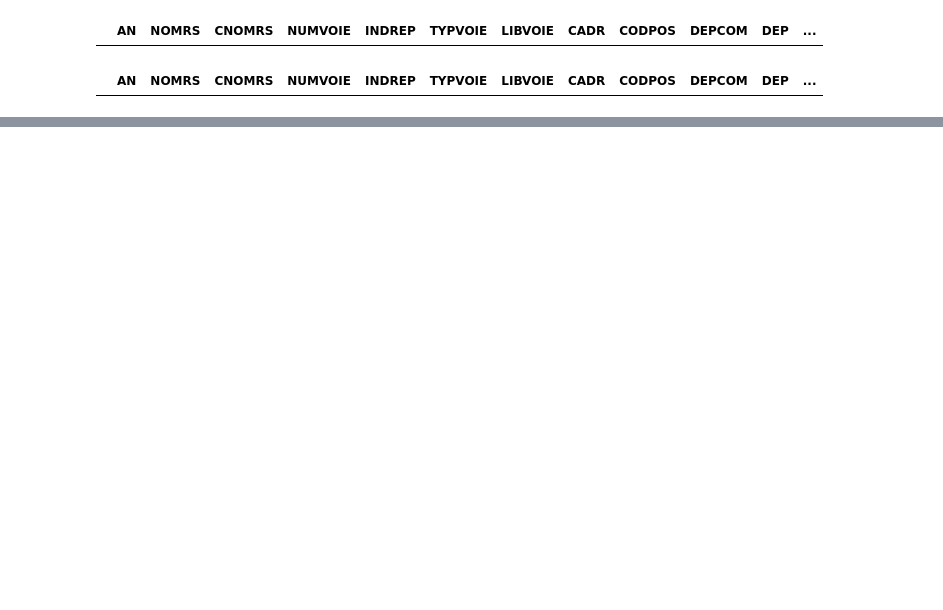
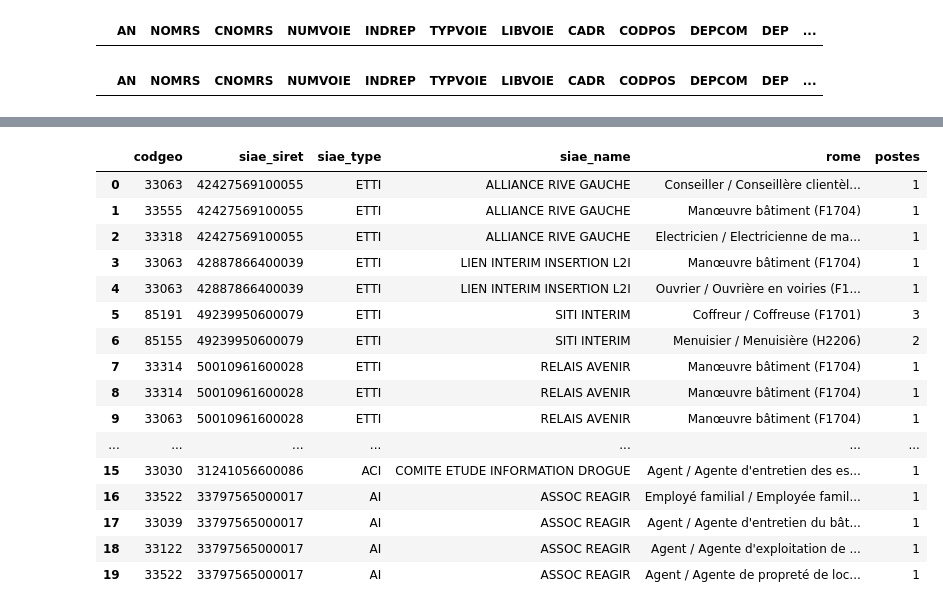
Before and after one commit to jbesan/13_odis_stream2, a Jupyter notebook: notebooks/odis_check_data.ipynb, the cells around one changed output, grey strips where cells are left out. Cells and saved outputs as stored; diff of their text form; code cells hidden in the pictures; blank space fills up the shorter version.

Commit message:
Feat/siae emplois inclusion (#17)
* First integration of SIAE job offers in the app

* Switch to live API queries for emplois inclusion and  tests updates

```diff
--- a/notebooks/odis_check_data.ipynb
+++ b/notebooks/odis_check_data.ipynb
@@ -457,0 +460,2 @@ heber_tous[heber_tous.DEPCOM == "33281"]
+# %%
+str_inc = pd.read_parquet("../pipeline/cache/raw/structures-inclusion-2026-02-16.parquet")
@@ -457,0 +469,3 @@ heber_tous[heber_tous.DEPCOM == "33281"]
+# %%
+str_inc = str_inc[str_inc.source == 'emplois-de-linclusion']
+str_inc.head()
@@ -457,0 +499,3 @@ heber_tous[heber_tous.DEPCOM == "33281"]
+# %%
+str_inc['reseau'] = str_inc['reseaux_porteurs'].tolist()
+str_inc['reseau'].head()
@@ -457,0 +565,27 @@ heber_tous[heber_tous.DEPCOM == "33281"]
+# %%
+
+
+url = "https://emplois.inclusion.beta.gouv.fr/api/v1/oas3/"
+
+# Optional parameters: format (json or yaml), lang
+params = {
+    "format": "json"
+}
+
+headers = {
+    "Cookie": f"sessionid={SESSION_ID}",
+    "Accept": "application/json"
+}
+
+response = requests.get(url, headers=headers, params=params)
+
+if response.status_code == 200:
+    # If the response is large, you might want to save it to a file
+    schema = response.json()
+    print(f"Successfully retrieved schema. Title: {schema.get('info', {}).get('title')}")
+
+    # Save to file for examination
+    with open("api_schema.json", "w", encoding="utf-8") as f:
+        json.dump(schema, f, indent=2, ensure_ascii=False)
+else:
+    print(f"Error {response.status_code}: {response.text}")
@@ -457,0 +639,20 @@ heber_tous[heber_tous.DEPCOM == "33281"]
+# %%
+results_df.head(20)
+# %% [output]
+|  | codgeo | siae_siret | siae_type | siae_name | rome | postes |
+| 0 | 33063 | 42427569100055 | ETTI | ALLIANCE RIVE GAUCHE | Conseiller / Conseillère clientèl... | 1 |
+| 1 | 33555 | 42427569100055 | ETTI | ALLIANCE RIVE GAUCHE | Manœuvre bâtiment (F1704) | 1 |
+| 2 | 33318 | 42427569100055 | ETTI | ALLIANCE RIVE GAUCHE | Electricien / Electricienne de ma... | 1 |
+| 3 | 33063 | 42887866400039 | ETTI | LIEN INTERIM INSERTION L2I | Manœuvre bâtiment (F1704) | 1 |
+| 4 | 33063 | 42887866400039 | ETTI | LIEN INTERIM INSERTION L2I | Ouvrier / Ouvrière en voiries (F1... | 1 |
+| 5 | 85191 | 49239950600079 | ETTI | SITI INTERIM | Coffreur / Coffreuse (F1701) | 3 |
+| 6 | 85155 | 49239950600079 | ETTI | SITI INTERIM | Menuisier / Menuisière (H2206) | 2 |
+| 7 | 33314 | 50010961600028 | ETTI | RELAIS AVENIR | Manœuvre bâtiment (F1704) | 1 |
+| 8 | 33314 | 50010961600028 | ETTI | RELAIS AVENIR | Manœuvre bâtiment (F1704) | 1 |
+| 9 | 33063 | 50010961600028 | ETTI | RELAIS AVENIR | Manœuvre bâtiment (F1704) | 1 |
+| ... | ... | ... | ... | ... | ... | ... |
+| 15 | 33030 | 31241056600086 | ACI | COMITE ETUDE INFORMATION DROGUE | Agent / Agente d'entretien des es... | 1 |
+| 16 | 33522 | 33797565000017 | AI | ASSOC REAGIR | Employé familial / Employée famil... | 1 |
+| 17 | 33039 | 33797565000017 | AI | ASSOC REAGIR | Agent / Agente d'entretien du bât... | 1 |
+| 18 | 33122 | 33797565000017 | AI | ASSOC REAGIR | Agent / Agente d'exploitation de ... | 1 |
+| 19 | 33522 | 33797565000017 | AI | ASSOC REAGIR | Agent / Agente de propreté de loc... | 1 |
```
Also changed, not shown: parts of 21 cells of this notebook, 30 other files.
